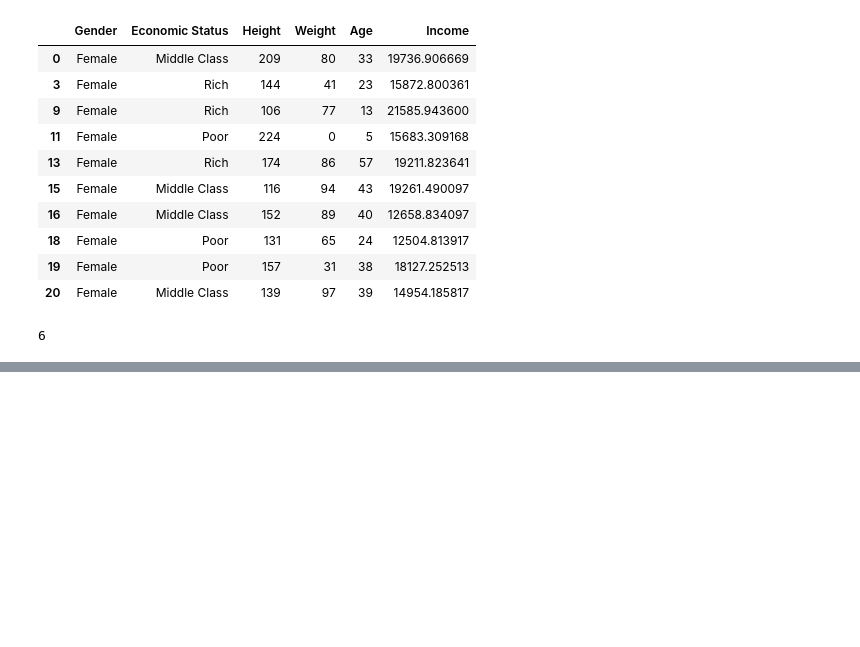
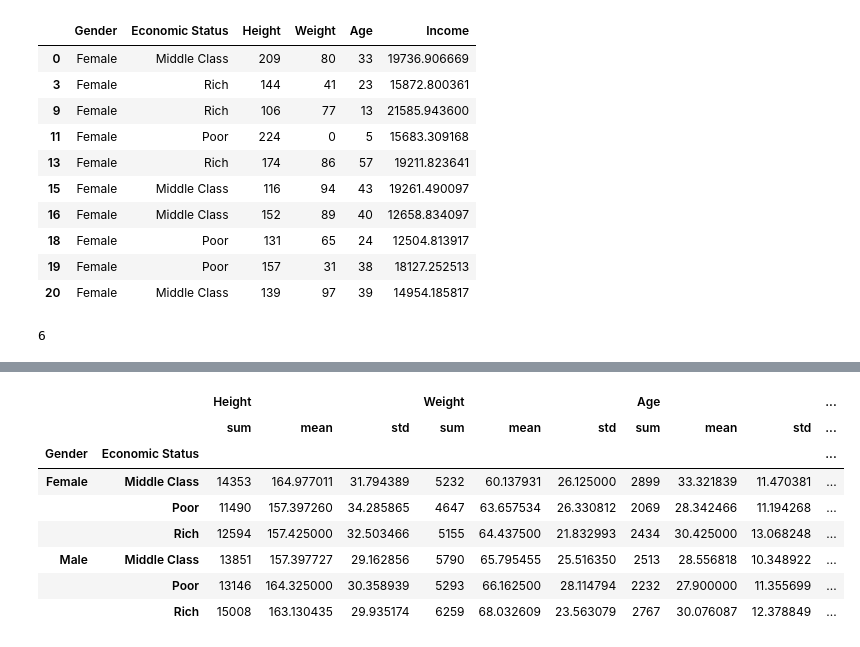
Before and after one commit to diego19508/python-ml-course, a Jupyter notebook: Course/T2 - 3 - Data Cleaning - Agrupacion de datos.ipynb, the cells around one changed output, grey strips where cells are left out. Saved outputs shown, nothing was run; the diff lists cells and outputs as text; code cells hidden in the pictures; blank space fills up the shorter version.

```diff
--- a/Course/T2 - 3 - Data Cleaning - Agrupacion de datos.ipynb
+++ b/Course/T2 - 3 - Data Cleaning - Agrupacion de datos.ipynb
@@ -139,0 +234,12 @@ for names, groups in double_group:
+# %%
+double_group.aggregate([np.sum, np.mean, np.std]) # Se aplican a todas las variables
+# %% [output]
+|  |  | Height |  |  | Weight |  |  | Age |  |  | ... |
+|  |  | sum | mean | std | sum | mean | std | sum | mean | std | ... |
+| Gender | Economic Status |  |  |  |  |  |  |  |  |  | ... |
+| Female | Middle Class | 14353 | 164.977011 | 31.794389 | 5232 | 60.137931 | 26.125000 | 2899 | 33.321839 | 11.470381 | ... |
+|  | Poor | 11490 | 157.397260 | 34.285865 | 4647 | 63.657534 | 26.330812 | 2069 | 28.342466 | 11.194268 | ... |
+|  | Rich | 12594 | 157.425000 | 32.503466 | 5155 | 64.437500 | 21.832993 | 2434 | 30.425000 | 13.068248 | ... |
+| Male | Middle Class | 13851 | 157.397727 | 29.162856 | 5790 | 65.795455 | 25.516350 | 2513 | 28.556818 | 10.348922 | ... |
+|  | Poor | 13146 | 164.325000 | 30.358939 | 5293 | 66.162500 | 28.114794 | 2232 | 27.900000 | 11.355699 | ... |
+|  | Rich | 15008 | 163.130435 | 29.935174 | 6259 | 68.032609 | 23.563079 | 2767 | 30.076087 | 12.378849 | ... |
```
Also changed, not shown: parts of 11 cells of this notebook.
